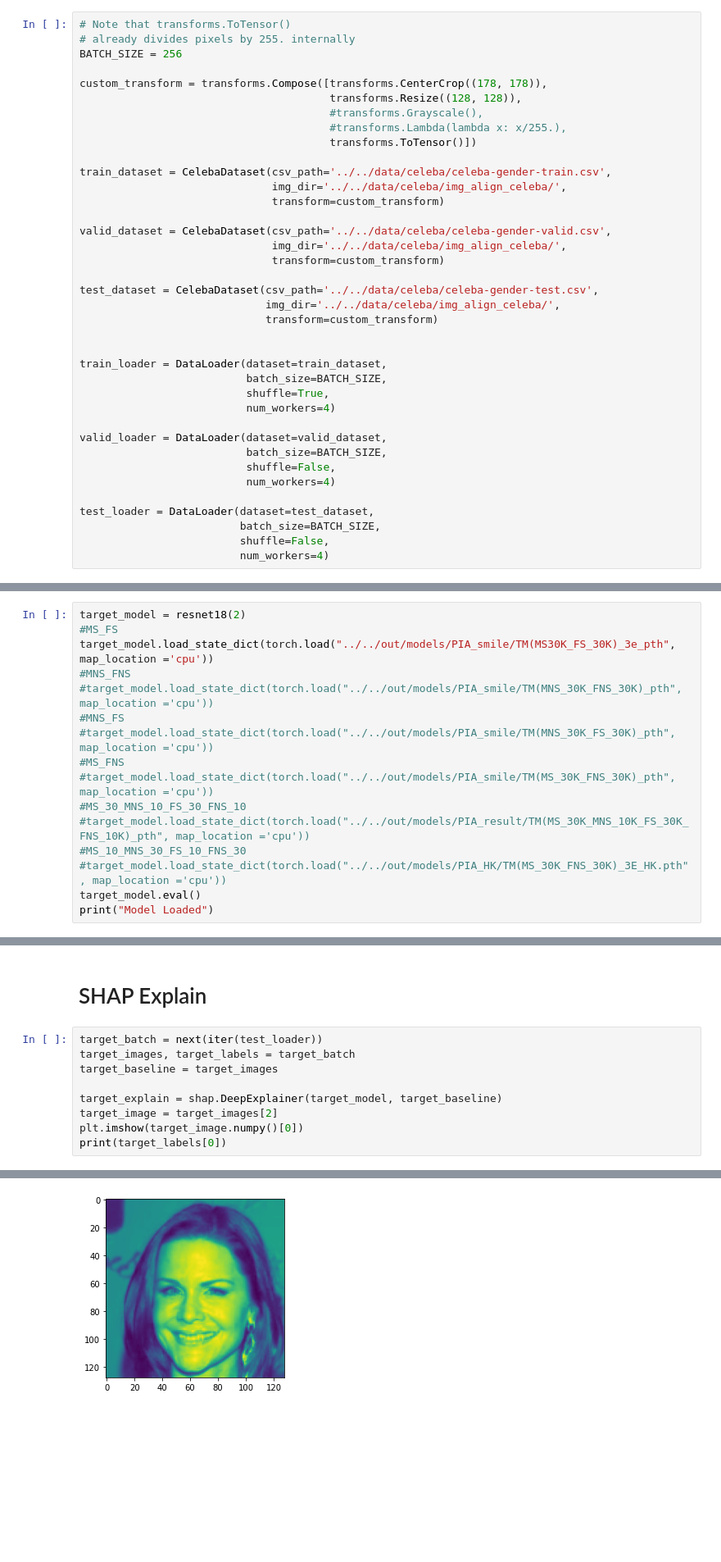
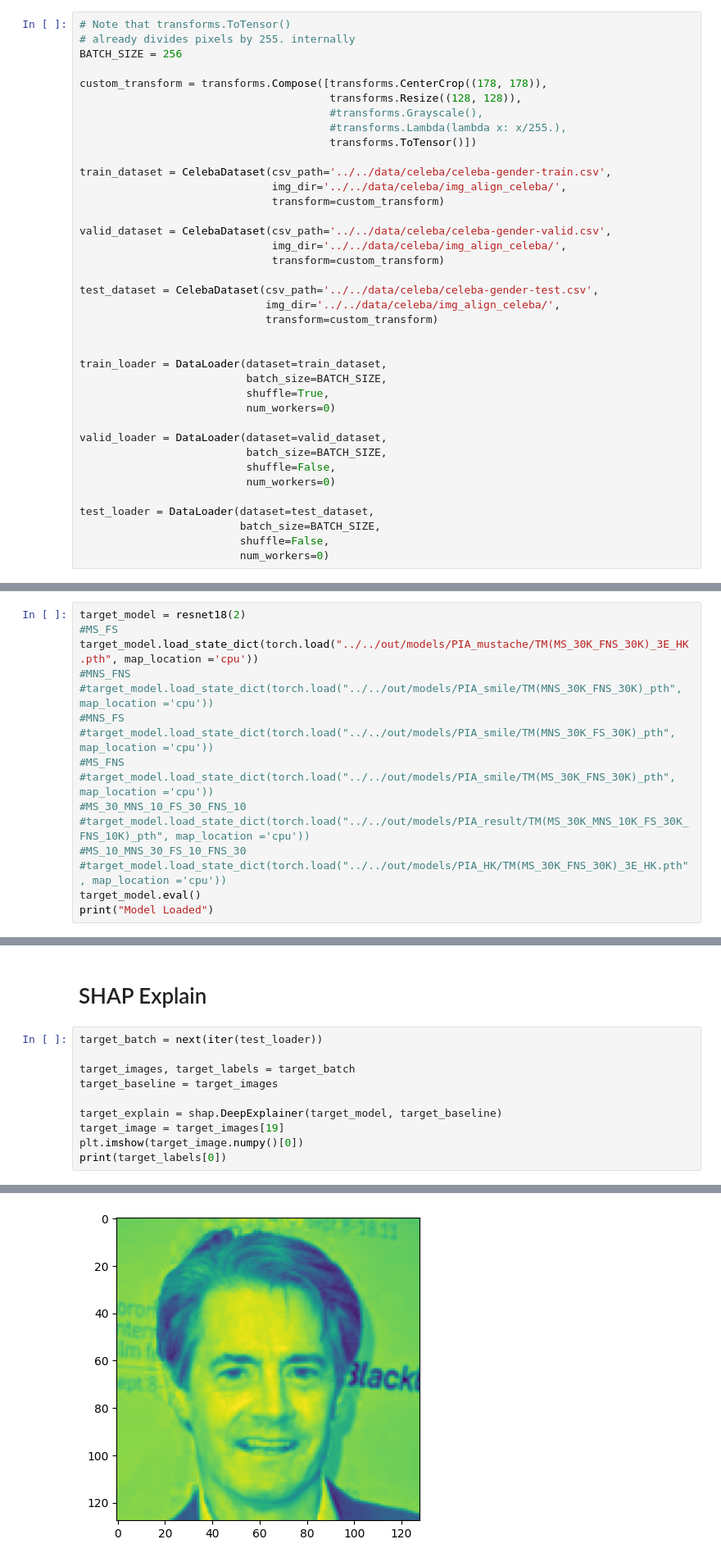
Before and after one commit to harshkasyap/fl, a Jupyter notebook: src/shap/PIA_Smile.ipynb, the cells around one changed output, grey strips where cells are left out. Shown at 82% size. Saved outputs shown, nothing was run; the diff lists cells and outputs as text; blank space fills up the shorter version.

```diff
--- a/src/shap/PIA_Smile.ipynb
+++ b/src/shap/PIA_Smile.ipynb
@@ -193,17 +187,17 @@ test_dataset = CelebaDataset(csv_path='../../data/celeba/celeba-gender-test.csv'
 train_loader = DataLoader(dataset=train_dataset,
                           batch_size=BATCH_SIZE,
                           shuffle=True,
-                          num_workers=4)
+                          num_workers=0)
 
 valid_loader = DataLoader(dataset=valid_dataset,
                           batch_size=BATCH_SIZE,
                           shuffle=False,
-                          num_workers=4)
+                          num_workers=0)
 
 test_loader = DataLoader(dataset=test_dataset,
                          batch_size=BATCH_SIZE,
                          shuffle=False,
-                         num_workers=4)
+                         num_workers=0)
 # %%
 df = pd.read_csv('../../data/attr_celeba/list_attr_celeba.txt', sep="\s+", skiprows=1, usecols=['Male', 'Smiling'])
 df.loc[df['Male'] == -1, 'Male'] = 0
@@ -391,7 +389,7 @@ def resnet18(num_classes):
 # %%
 target_model = resnet18(2)
 #MS_FS
-target_model.load_state_dict(torch.load("../../out/models/PIA_smile/TM(MS30K_FS_30K)_3e_pth", map_location ='cpu'))
+target_model.load_state_dict(torch.load("../../out/models/PIA_mustache/TM(MS_30K_FNS_30K)_3E_HK.pth", map_location ='cpu'))
 #MNS_FNS
 #target_model.load_state_dict(torch.load("../../out/models/PIA_smile/TM(MNS_30K_FNS_30K)_pth", map_location ='cpu'))
 #MNS_FS
@@ -410,16 +408,17 @@ Model Loaded
 <h1>SHAP Explain</h1>
 # %%
 target_batch = next(iter(test_loader))
+
 target_images, target_labels = target_batch
 target_baseline = target_images
 
 target_explain = shap.DeepExplainer(target_model, target_baseline)
-target_image = target_images[2]
+target_image = target_images[19]
 plt.imshow(target_image.numpy()[0])
 print(target_labels[0])
 # %% [output]
 tensor(0)
-[figure, old version]
+[figure, new version]
 # %%
 r_img = torch.tensor([[[0.0 for col in range(128)] for row in range(128)] for dim in range(3)])
 r_img = target_image
```
Also changed, not shown: parts of 8 cells of this notebook, 13 other files.
